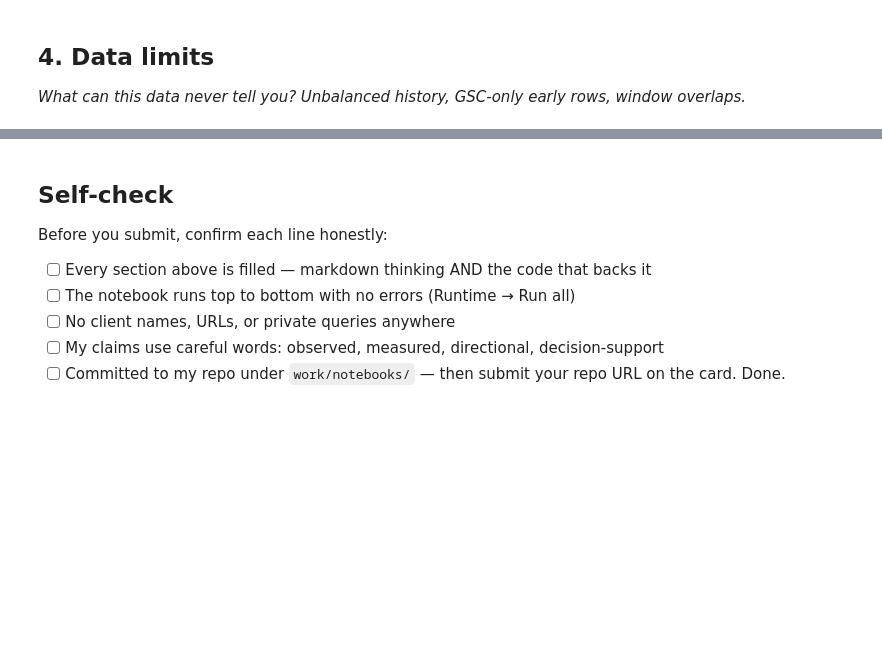
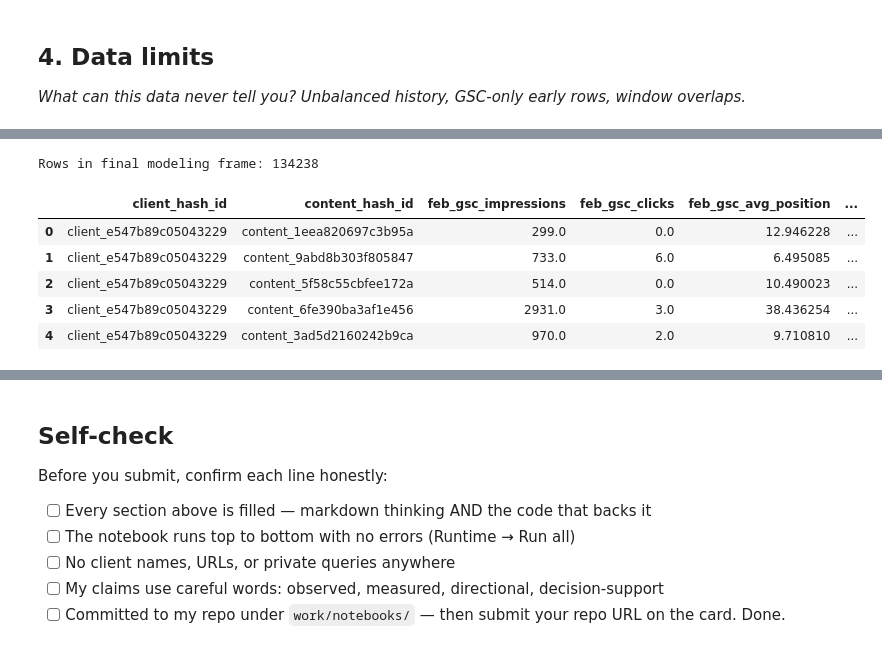
Before and after one commit to aniqaatiq842-commits/Flyrank-ML-INTERNSHIP, a Jupyter notebook: work/notebooks/w03_data_contract.ipynb, the cells around one changed output, grey strips where cells are left out. Cells and saved outputs as stored; diff of their text form; code cells hidden in the pictures; blank space fills up the shorter version.

```diff
--- a/work/notebooks/w03_data_contract.ipynb
+++ b/work/notebooks/w03_data_contract.ipynb
@@ -36,0 +314,23 @@ This skeleton is yours to fill. Work the sections **in order** — each one has
+# %%
+model_df = feature_df.merge(
+    label_df[
+        [
+            "client_hash_id",
+            "content_hash_id",
+            "is_declining_label"
+        ]
+    ],
+    on=["client_hash_id", "content_hash_id"],
+    how="inner"
+)
+
+print("Rows in final modeling frame:", len(model_df))
+model_df.head()
+# %% [output]
+Rows in final modeling frame: 134238
+|  | client_hash_id | content_hash_id | feb_gsc_impressions | feb_gsc_clicks | feb_gsc_avg_position | ... |
+| 0 | client_e547b89c05043229 | content_1eea820697c3b95a | 299.0 | 0.0 | 12.946228 | ... |
+| 1 | client_e547b89c05043229 | content_9abd8b303f805847 | 733.0 | 6.0 | 6.495085 | ... |
+| 2 | client_e547b89c05043229 | content_5f58c55cbfee172a | 514.0 | 0.0 | 10.490023 | ... |
+| 3 | client_e547b89c05043229 | content_6fe390ba3af1e456 | 2931.0 | 3.0 | 38.436254 | ... |
+| 4 | client_e547b89c05043229 | content_3ad5d2160242b9ca | 970.0 | 2.0 | 9.710810 | ... |
```
Also changed, not shown: parts of 31 cells of this notebook.
